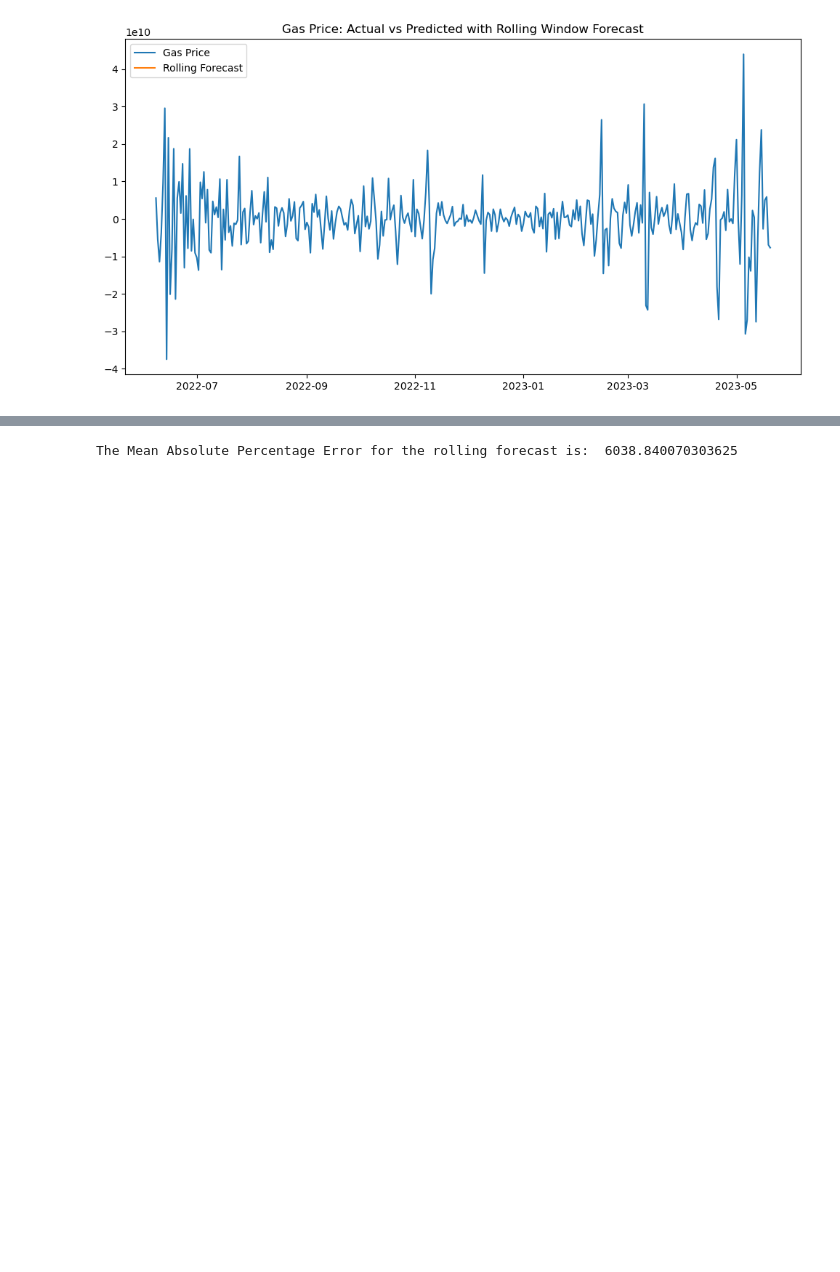
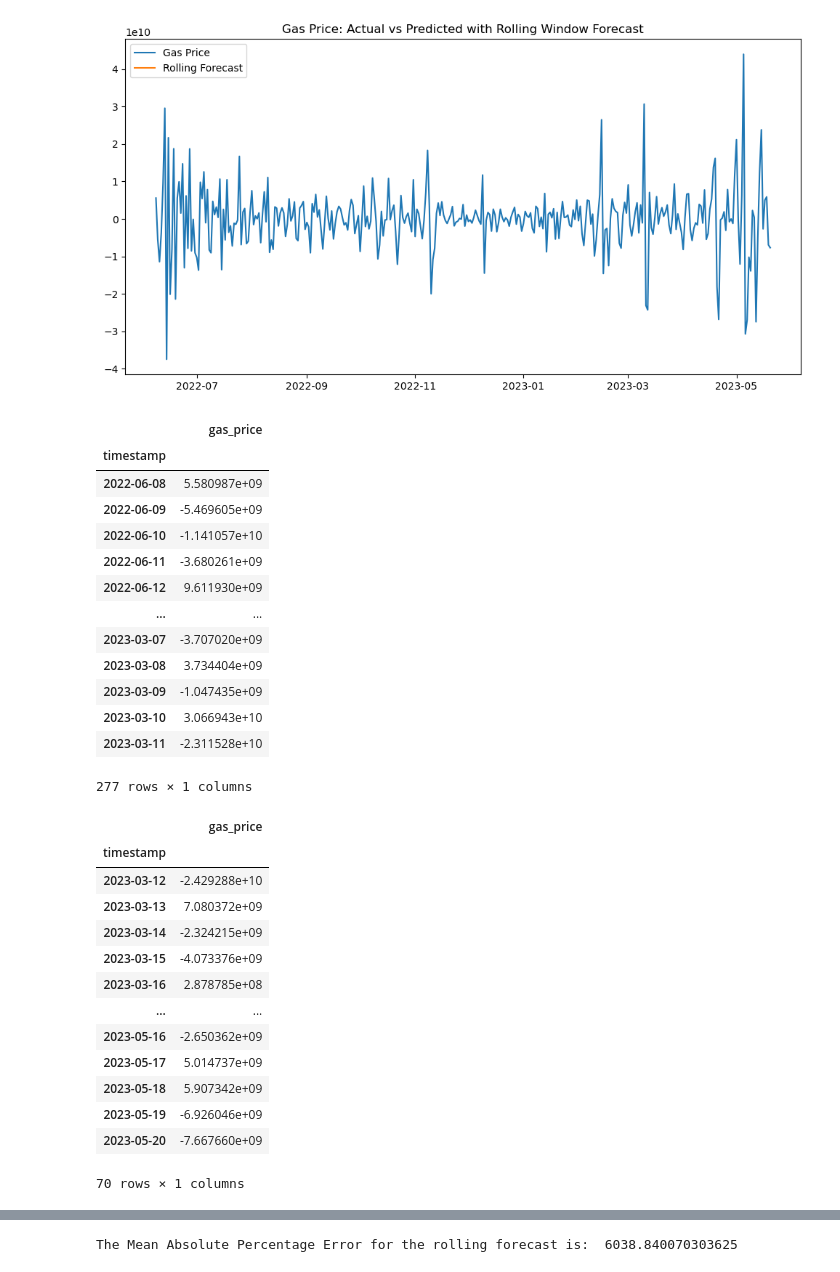
Before and after one commit to najibabounasr/AuthentiChain, a Jupyter notebook: alchemy_api.ipynb, the cells around one changed output, grey strips where cells are left out. Saved outputs shown, nothing was run; the diff lists cells and outputs as text; code cells hidden in the pictures; blank space fills up the shorter version.

```diff
--- a/alchemy_api.ipynb
+++ b/alchemy_api.ipynb
@@ -816,6 +825,38 @@ plt.title('Gas Price: Actual vs Predicted with Rolling Window Forecast')
 plt.show()
 # %% [output]
 [figure]
+# %%
+display(train)
+display(test)
+# %% [output]
+|  | gas_price |
+| timestamp |  |
+| 2022-06-08 | 5.580987e+09 |
+| 2022-06-09 | -5.469605e+09 |
+| 2022-06-10 | -1.141057e+10 |
+| 2022-06-11 | -3.680261e+09 |
+| 2022-06-12 | 9.611930e+09 |
+| ... | ... |
+| 2023-03-07 | -3.707020e+09 |
+| 2023-03-08 | 3.734404e+09 |
+| 2023-03-09 | -1.047435e+09 |
+| 2023-03-10 | 3.066943e+10 |
+| 2023-03-11 | -2.311528e+10 |
+277 rows × 1 columns
+|  | gas_price |
+| timestamp |  |
+| 2023-03-12 | -2.429288e+10 |
+| 2023-03-13 | 7.080372e+09 |
+| 2023-03-14 | -2.324215e+09 |
+| 2023-03-15 | -4.073376e+09 |
+| 2023-03-16 | 2.878785e+08 |
+| ... | ... |
+| 2023-05-16 | -2.650362e+09 |
+| 2023-05-17 | 5.014737e+09 |
+| 2023-05-18 | 5.907342e+09 |
+| 2023-05-19 | -6.926046e+09 |
+| 2023-05-20 | -7.667660e+09 |
+70 rows × 1 columns
 # %%
 # Define a function for the rolling forecast using ARIMA model
 def arima_rolling_forecast(train, order, window_size=7):
```
Also changed, not shown: parts of 27 cells of this notebook, 6 other files.
